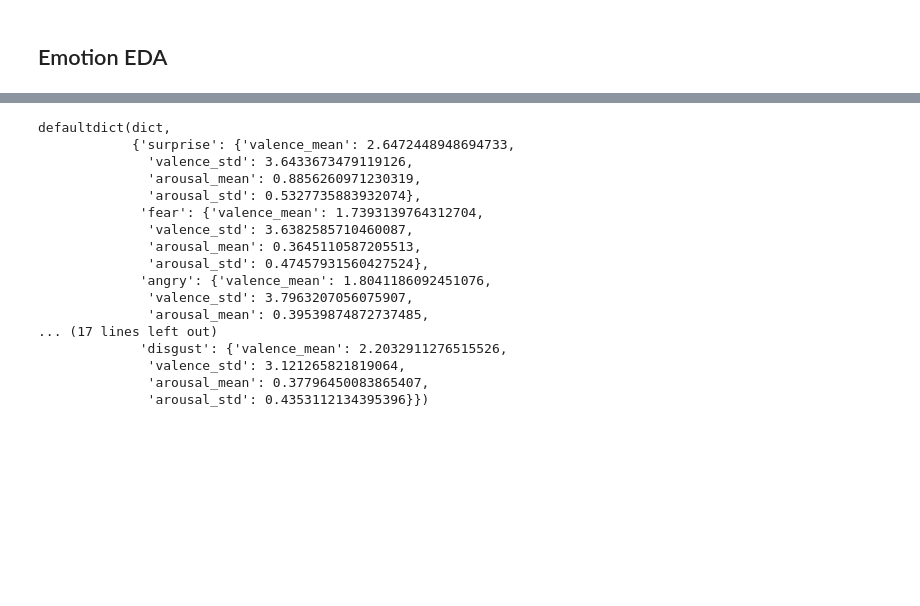
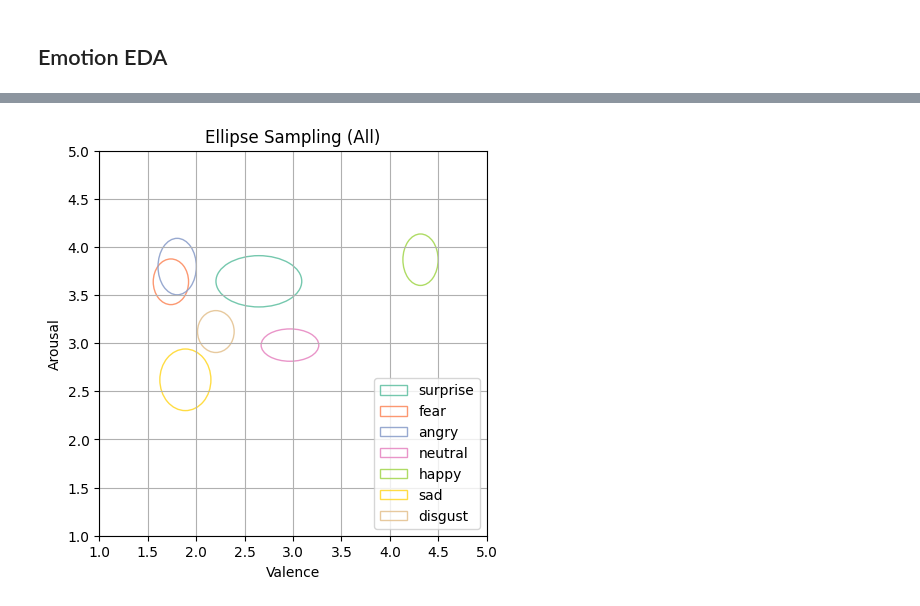
Before and after one commit to 1pha/MulitmodalERC-TensorMixerNetwork, a Jupyter notebook: emotion_arousal_valence.ipynb, the cells around one changed output, grey strips where cells are left out. Cells and saved outputs as stored; diff of their text form; code cells hidden in the pictures; blank space fills up the shorter version.

Commit message:
0307_Valence_Arousal_Distribution

```diff
--- a/emotion_arousal_valence.ipynb
+++ b/emotion_arousal_valence.ipynb
@@ -52,2 +25,14 @@ df
 # %% [markdown]
 ## Emotion EDA
+# %%
+# Emotion dataframe
+eva_dict = defaultdict(list)
+for sample in tqdm(dataset):
+    for key_ in ['emotion','valence','arousal','gender']:
+        if (sample.get(key_) == None):
+            pass
+        else:
+            eva_dict[key_].append(sample.get(key_).item())
+
+df = pd.DataFrame(eva_dict)
+df = df[df['emotion']!=0]
@@ -111,45 +59,0 @@ for i in df['emotion'].unique():
-# %%
-mean_std_dict
-# %% [output]
-defaultdict(dict,
-            {'surprise': {'valence_mean': 2.6472448948694733,
-              'valence_std': 3.6433673479119126,
-              'arousal_mean': 0.8856260971230319,
-              'arousal_std': 0.5327735883932074},
-             'fear': {'valence_mean': 1.7393139764312704,
-              'valence_std': 3.6382585710460087,
-              'arousal_mean': 0.3645110587205513,
-              'arousal_std': 0.47457931560427524},
-             'angry': {'valence_mean': 1.8041186092451076,
-              'valence_std': 3.7963207056075907,
-              'arousal_mean': 0.39539874872737485,
-... (17 lines left out)
-             'disgust': {'valence_mean': 2.2032911276515526,
-              'valence_std': 3.121265821819064,
-              'arousal_mean': 0.37796450083865407,
-              'arousal_std': 0.4353112134395396}})
-# %%
-import matplotlib.pyplot as plt
-import matplotlib.pyplot as plt
-from matplotlib import colormaps
-
-from matplotlib.patches import Ellipse
-
-
-def drawing_ellipse(total_dict):
-    fig, ax = plt.subplots(figsize=(5, 5))
-    for emotion_key in total_dict.keys():
-        x,y, width, hight = ellipse_dict.get(emotion_key)
-    tmp = Ellipse((x,y), width, hight,
-                  color=color_palette[emotion_key],
-                  fill = False,
-                  label=emotion_r.get(emotion_key),alpha=0.9) # Ellipse (x,y), width,  hight
-    ax.add_artist(tmp)
-
-ax.set_xlim((1, 5))
-ax.set_ylim((1, 5))
-ax.legend()
-ax.set_xlabel("Valence")
-ax.set_ylabel("Arousal")
-plt.grid()
-plt.show()
@@ -218,0 +60,7 @@ plt.show()
+# %%
+total_dict=split_df_by_gender(df)
+male_dict, female_dict = split_df_by_gender(df, total=False)
+# %%
+drawing_ellipse(total_dict)
+# %% [output]
+[figure, added]
```
Also changed, not shown: parts of 18 cells of this notebook, 2 other files.
